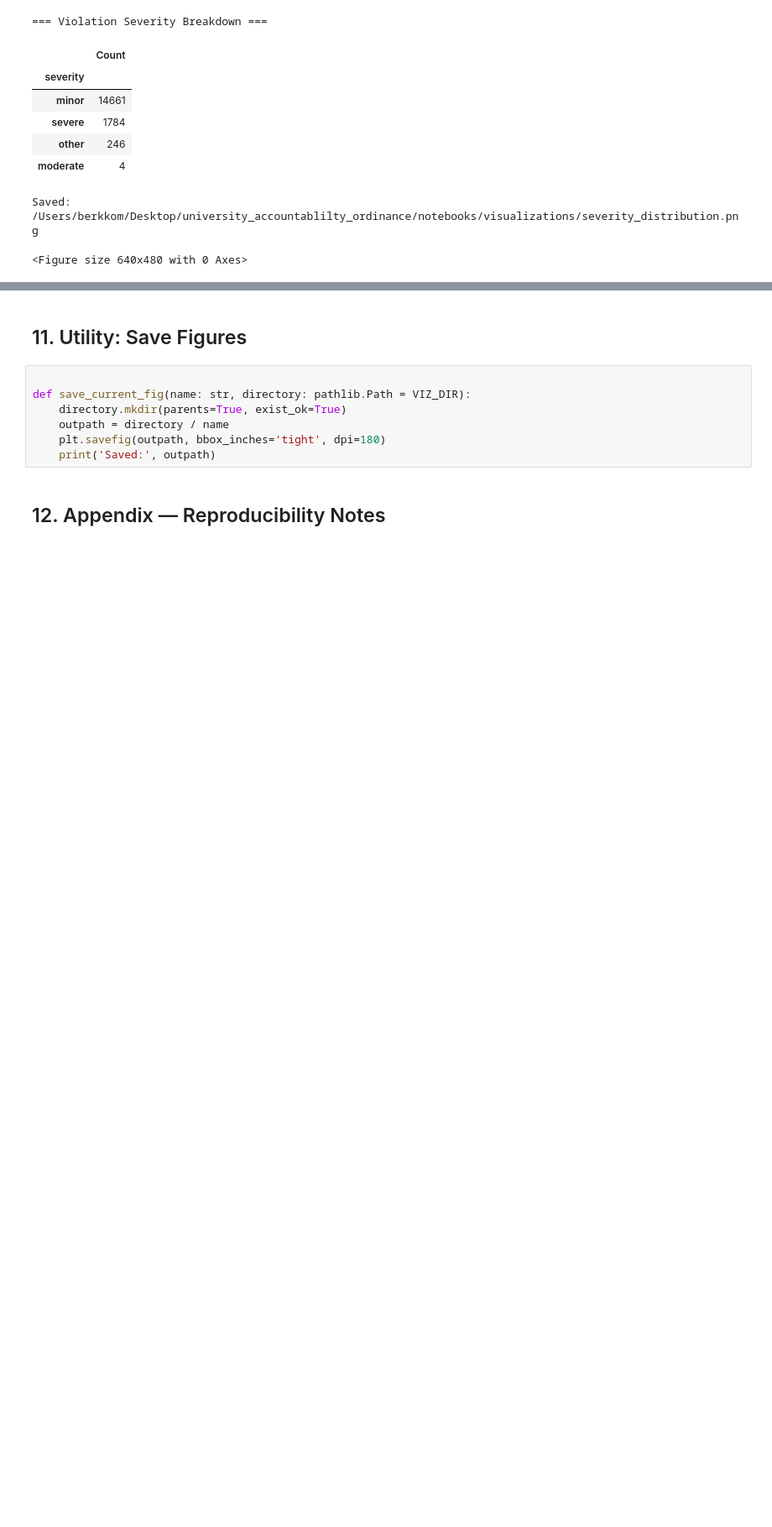
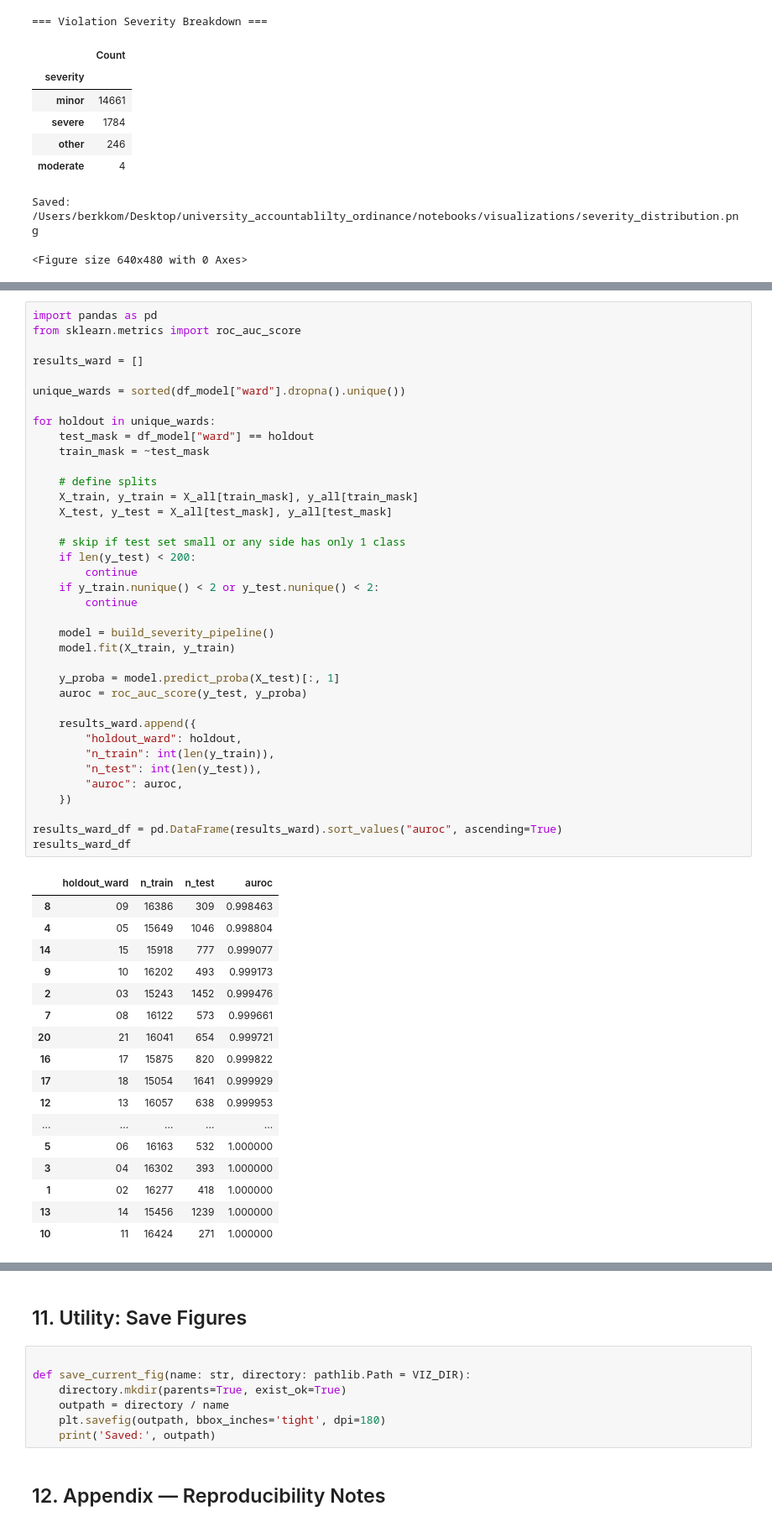
Before and after one commit to Berkkom/university_accountablilty_ordinance, a Jupyter notebook: notebooks/UAO_midterm.ipynb, the cells around one changed output, grey strips where cells are left out. Shown at 84% size. Drawn from its saved outputs; the diff is of its cells as text; blank space fills up the shorter version.

```diff
--- a/notebooks/UAO_midterm.ipynb
+++ b/notebooks/UAO_midterm.ipynb
@@ -799,0 +1296,55 @@ print("[OK] Saved ROC and PR curves to:", VIZ_DIR)
+# %%
+import pandas as pd
+from sklearn.metrics import roc_auc_score
+
+results_ward = []
+
+unique_wards = sorted(df_model["ward"].dropna().unique())
+
+for holdout in unique_wards:
+    test_mask = df_model["ward"] == holdout
+    train_mask = ~test_mask
+
+    # define splits
+    X_train, y_train = X_all[train_mask], y_all[train_mask]
+    X_test, y_test = X_all[test_mask], y_all[test_mask]
+
+    # skip if test set small or any side has only 1 class
+    if len(y_test) < 200:
+        continue
+    if y_train.nunique() < 2 or y_test.nunique() < 2:
+        continue
+
+    model = build_severity_pipeline()
+    model.fit(X_train, y_train)
+
+    y_proba = model.predict_proba(X_test)[:, 1]
+    auroc = roc_auc_score(y_test, y_proba)
+
+    results_ward.append({
+        "holdout_ward": holdout,
+        "n_train": int(len(y_train)),
+        "n_test": int(len(y_test)),
+        "auroc": auroc,
+    })
+
+results_ward_df = pd.DataFrame(results_ward).sort_values("auroc", ascending=True)
+results_ward_df
+# %% [output]
+|  | holdout_ward | n_train | n_test | auroc |
+| 8 | 09 | 16386 | 309 | 0.998463 |
+| 4 | 05 | 15649 | 1046 | 0.998804 |
+| 14 | 15 | 15918 | 777 | 0.999077 |
+| 9 | 10 | 16202 | 493 | 0.999173 |
+| 2 | 03 | 15243 | 1452 | 0.999476 |
+| 7 | 08 | 16122 | 573 | 0.999661 |
+| 20 | 21 | 16041 | 654 | 0.999721 |
+| 16 | 17 | 15875 | 820 | 0.999822 |
+| 17 | 18 | 15054 | 1641 | 0.999929 |
+| 12 | 13 | 16057 | 638 | 0.999953 |
+| ... | ... | ... | ... | ... |
+| 5 | 06 | 16163 | 532 | 1.000000 |
+| 3 | 04 | 16302 | 393 | 1.000000 |
+| 1 | 02 | 16277 | 418 | 1.000000 |
+| 13 | 14 | 15456 | 1239 | 1.000000 |
+| 10 | 11 | 16424 | 271 | 1.000000 |
```
Also changed, not shown: parts of 44 cells of this notebook.
